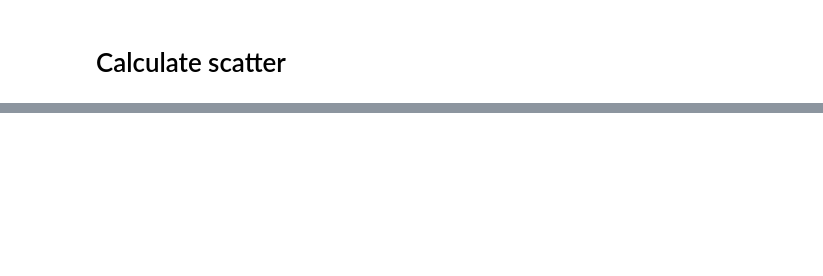
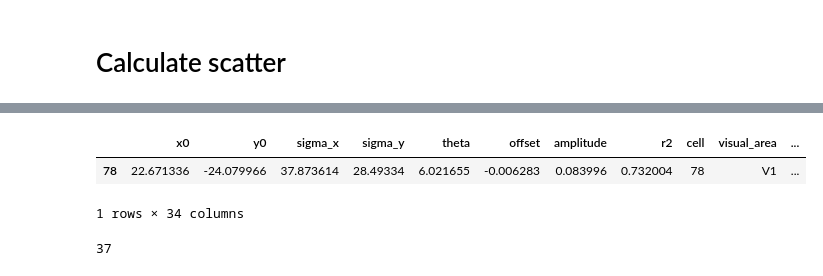
Before and after one commit to julianarhee/rat-2p-area-characterizations, a Jupyter notebook: analyze2p/receptive_fields/retinoscatter_figure.ipynb, the cells around one changed output, grey strips where cells are left out. Cells and saved outputs as stored; diff of their text form; code cells hidden in the pictures; blank space fills up the shorter version.

```diff
--- a/analyze2p/receptive_fields/retinoscatter_figure.ipynb
+++ b/analyze2p/receptive_fields/retinoscatter_figure.ipynb
@@ -453,0 +391,10 @@ pl.subplots_adjust(left=0.1, right=0.8, bottom=0.25, top=0.85, wspace=0.5, hspac
+# %%
+fitrfs_[fitrfs_['cell']==78]
+# %% [output]
+|  | x0 | y0 | sigma_x | sigma_y | theta | offset | amplitude | r2 | cell | visual_area | ... |
+| 78 | 22.671336 | -24.079966 | 37.873614 | 28.49334 | 6.021655 | -0.006283 | 0.083996 | 0.732004 | 78 | V1 | ... |
+1 rows × 34 columns
+# %%
+int(np.where(fitrfs_['cell']==78)[0])
+# %% [output]
+37
```
Also changed, not shown: parts of 59 cells of this notebook, 8 other files.
